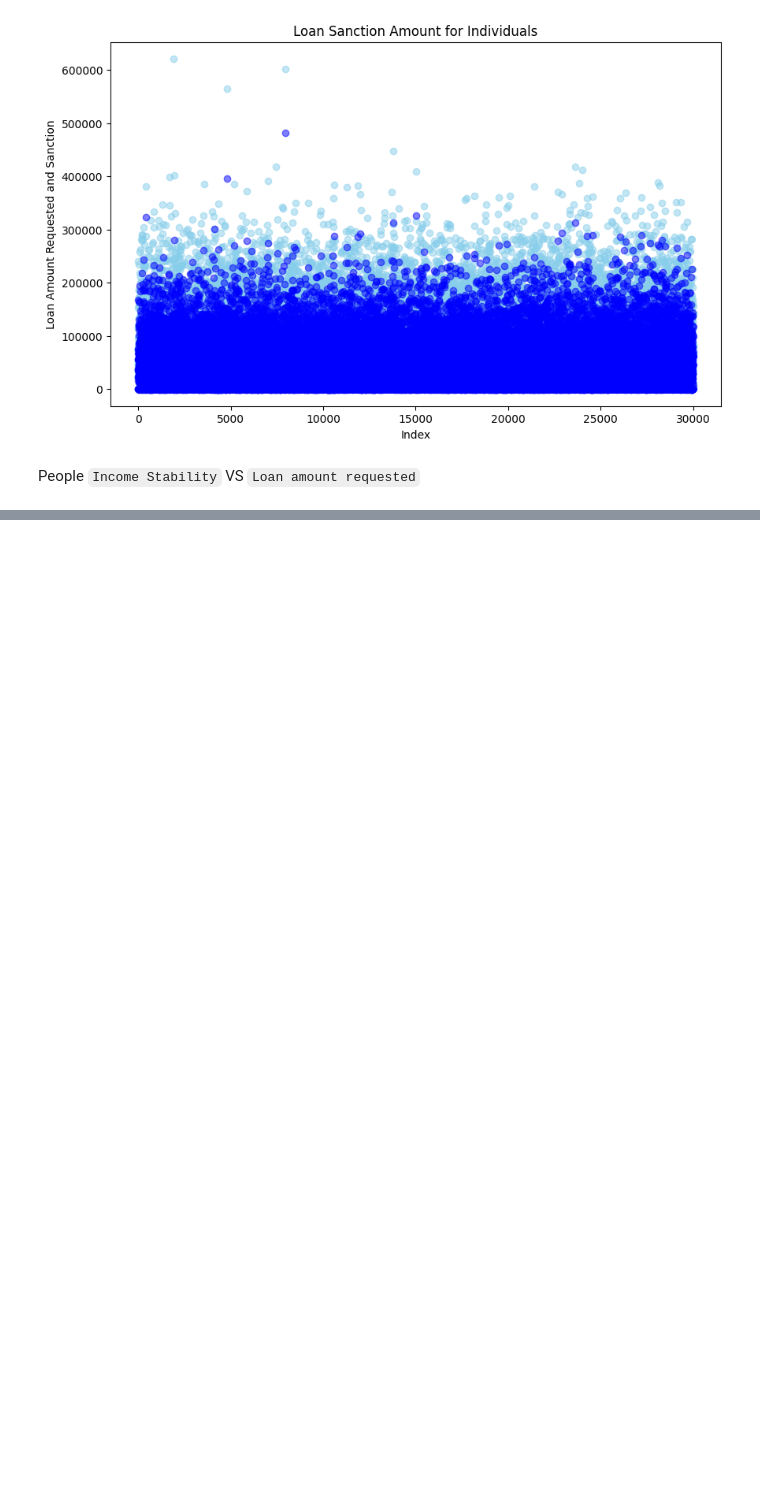
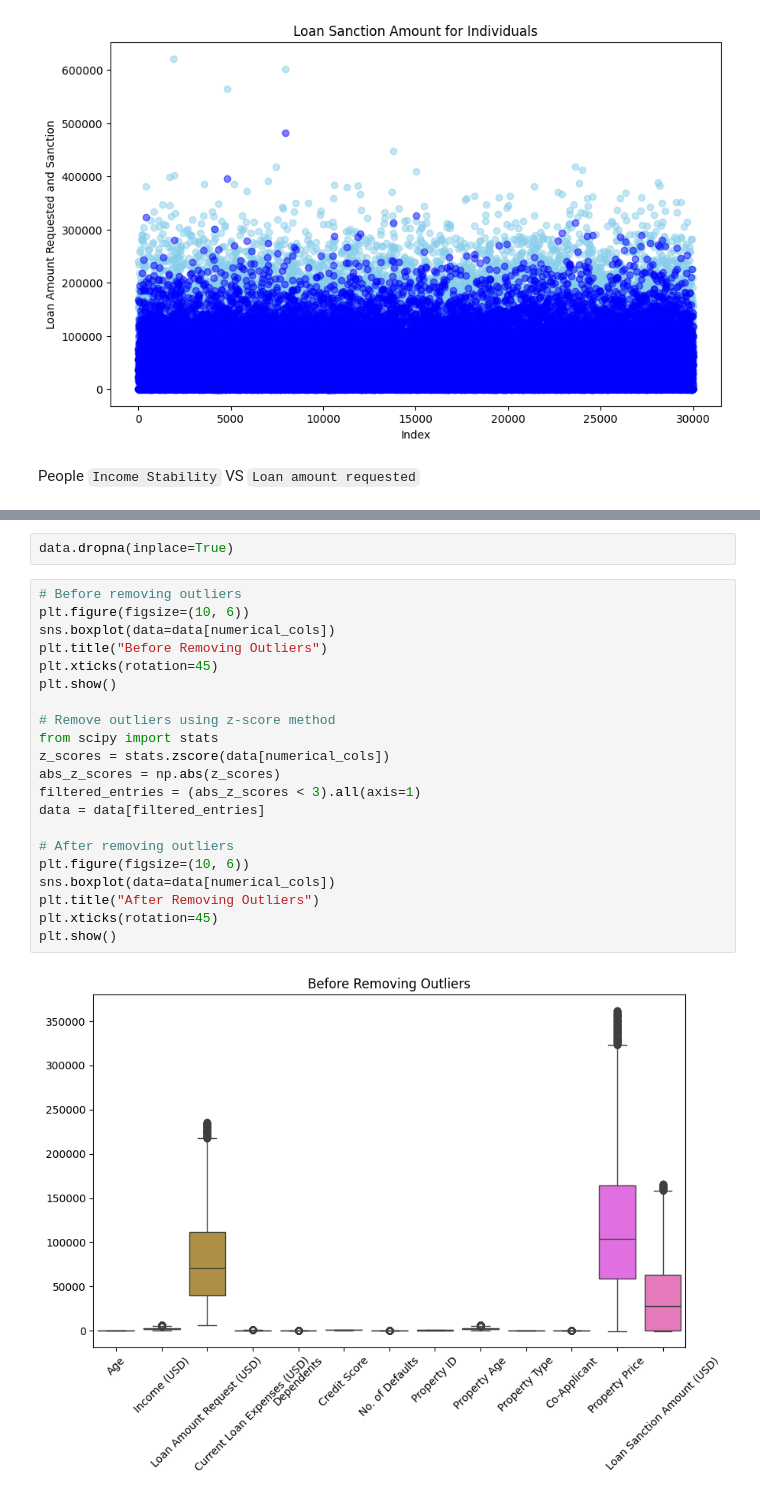
Before and after one commit to KKBUGHUNTER/Machine-Learning-Lab, a Jupyter notebook: Assignment-02/ModelTraining.ipynb, the cells around one changed output, grey strips where cells are left out. Drawn from its saved outputs; the diff is of its cells as text; blank space fills up the shorter version.

```diff
--- a/Assignment-02/ModelTraining.ipynb
+++ b/Assignment-02/ModelTraining.ipynb
@@ -158,0 +159,25 @@ KeyError: ('Income (USD)', 'Loan Amount Request (USD)', 'Current Loan Expenses (
+# %%
+data.dropna(inplace=True)
+# %%
+# Before removing outliers
+plt.figure(figsize=(10, 6))
+sns.boxplot(data=data[numerical_cols])
+plt.title("Before Removing Outliers")
+plt.xticks(rotation=45)
+plt.show()
+
+# Remove outliers using z-score method
+from scipy import stats
+z_scores = stats.zscore(data[numerical_cols])
+abs_z_scores = np.abs(z_scores)
+filtered_entries = (abs_z_scores < 3).all(axis=1)
+data = data[filtered_entries]
+
+# After removing outliers
+plt.figure(figsize=(10, 6))
+sns.boxplot(data=data[numerical_cols])
+plt.title("After Removing Outliers")
+plt.xticks(rotation=45)
+plt.show()
+# %% [output]
+[figure, added]
```
Also changed, not shown: parts of 12 cells of this notebook.
